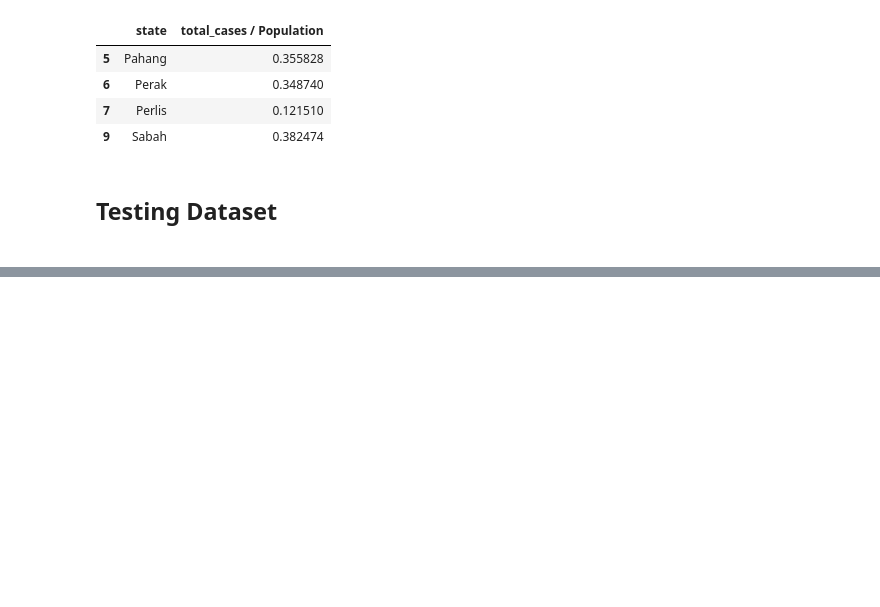
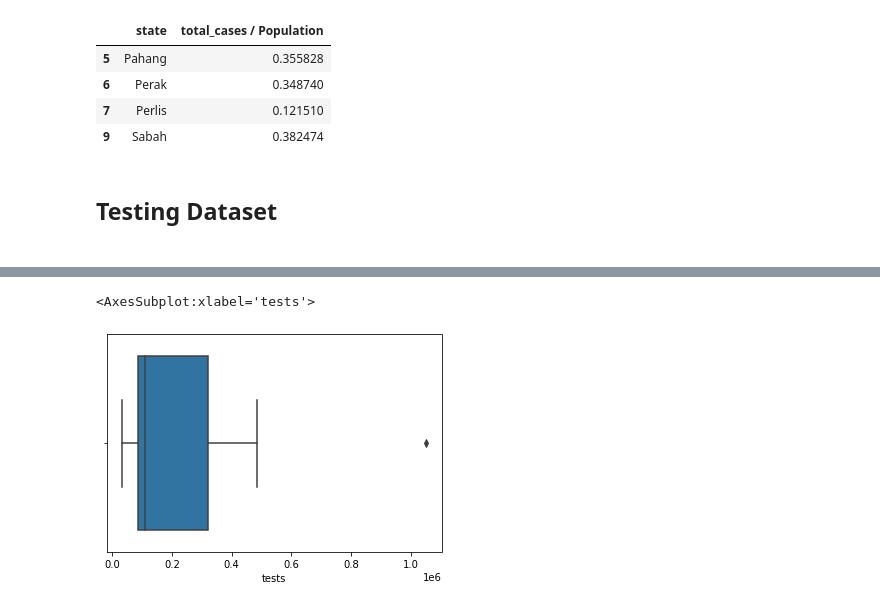
Before and after one commit to sidharrth2002/covid-streamlit, a Jupyter notebook: Q3(i).ipynb, the cells around one changed output, grey strips where cells are left out. Saved outputs shown, nothing was run; the diff lists cells and outputs as text; code cells hidden in the pictures; blank space fills up the shorter version.

```diff
--- a/Q3(i).ipynb
+++ b/Q3(i).ipynb
@@ -618,0 +623,5 @@ tests_state.to_csv('./data/tests_state.csv')
+# %%
+sns.boxplot(x = 'tests', data = cluster_cases)
+# %% [output]
+<AxesSubplot:xlabel='tests'>
+[figure, added]
```
Also changed, not shown: parts of 22 cells of this notebook, 2 other files.
